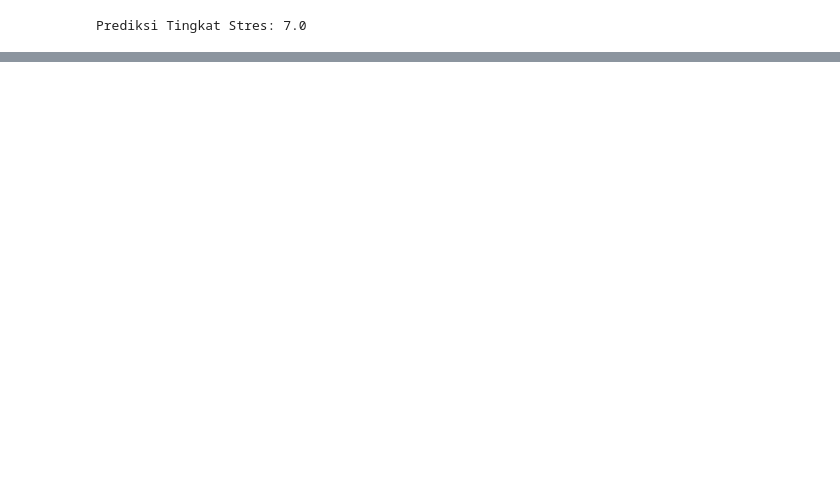
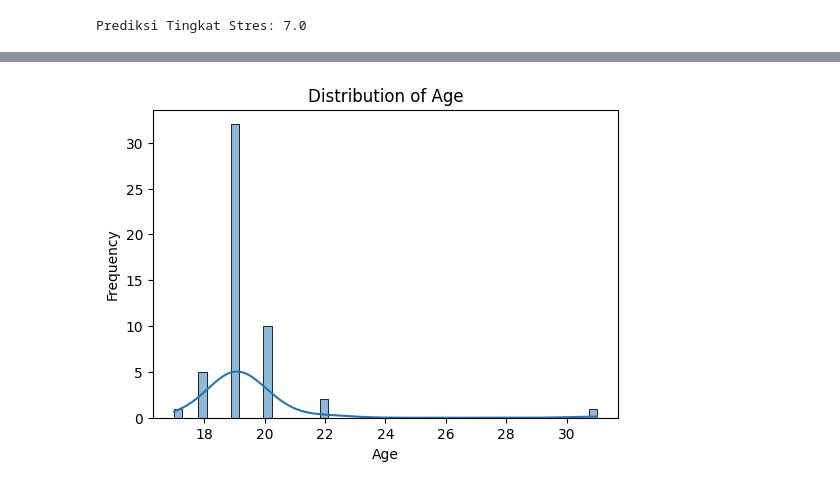
Before and after one commit to fatihpossumah/prediksi-stress-level, a Jupyter notebook: Sleep_Mobile_Stress.ipynb, the cells around one changed output, grey strips where cells are left out. Saved outputs shown, nothing was run; the diff lists cells and outputs as text; code cells hidden in the pictures; blank space fills up the shorter version.

```diff
--- a/Sleep_Mobile_Stress.ipynb
+++ b/Sleep_Mobile_Stress.ipynb
@@ -707,0 +899,9 @@ Prediksi Tingkat Stres: 7.0
+# %%
+plt.figure(figsize=(6,4))
+sns.histplot(df_gform['age'], kde=True)
+plt.title('Distribution of Age')
+plt.xlabel('Age')
+plt.ylabel('Frequency')
+plt.show()
+# %% [output]
+[figure, added]
```
Also changed, not shown: parts of 45 cells of this notebook.
